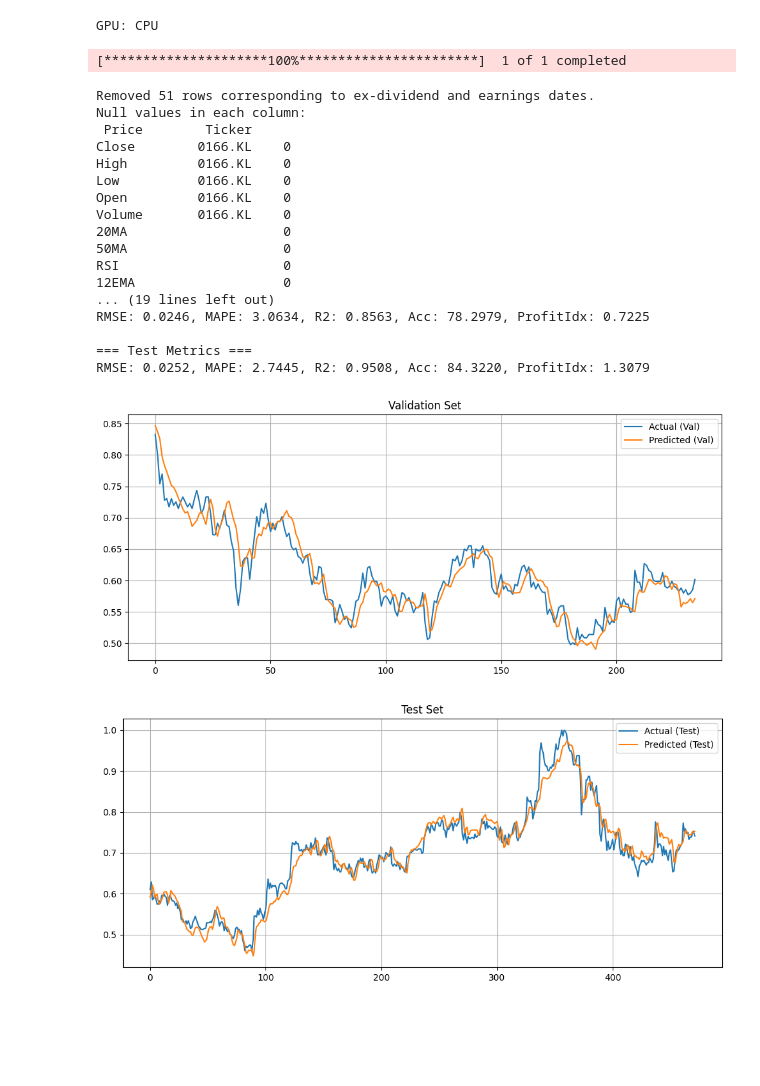
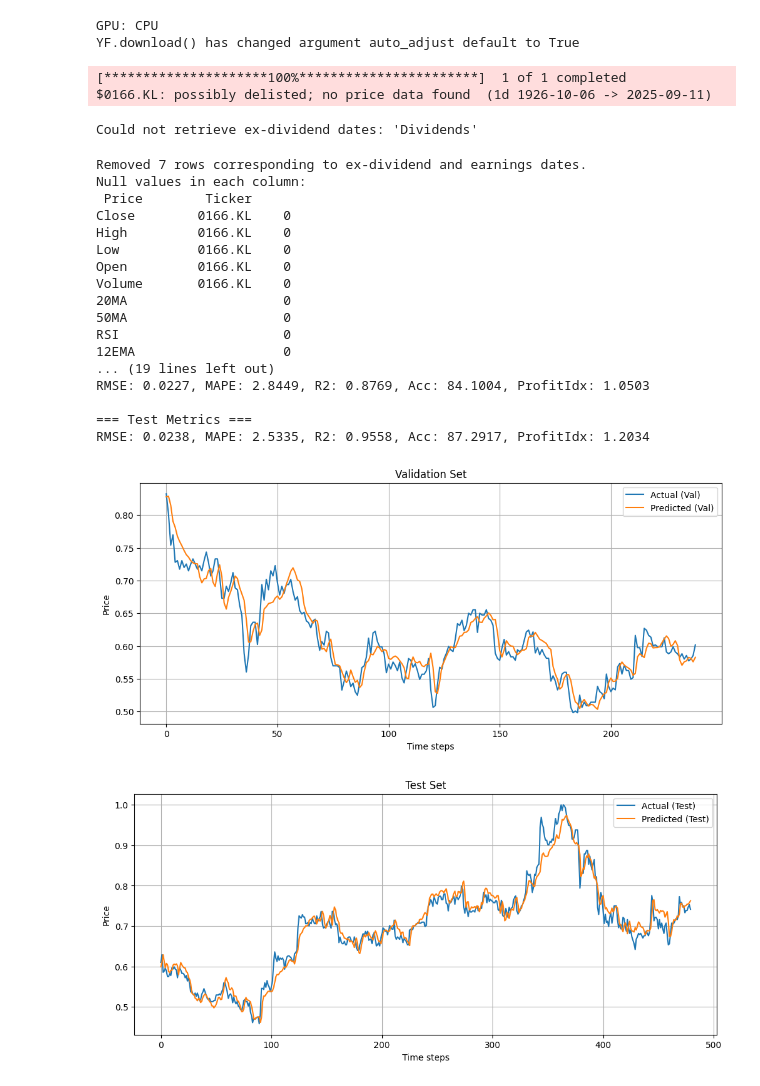
Before and after one commit to ScarletDawn03/FinalYearProject, a Jupyter notebook: TestSet/0166.KL_CNN.ipynb, the cells around one changed output. Saved outputs shown, nothing was run; the diff lists cells and outputs as text; code cells hidden in the pictures; blank space fills up the shorter version.

```diff
--- a/TestSet/0166.KL_CNN.ipynb
+++ b/TestSet/0166.KL_CNN.ipynb
@@ -149,12 +149,16 @@ def train_and_evaluate_model(model, train_loader, val_data, test_data, optimizer
     plt.plot(y_val_unscaled, label='Actual (Val)')
     plt.plot(val_preds_unscaled, label='Predicted (Val)')
     plt.title("Validation Set")
+    plt.xlabel("Time steps")
+    plt.ylabel("Price")
     plt.legend(); plt.grid(True); plt.show()
 
     plt.figure(figsize=(12,5))
     plt.plot(y_test_unscaled, label='Actual (Test)')
     plt.plot(test_preds_unscaled, label='Predicted (Test)')
     plt.title("Test Set")
+    plt.xlabel("Time steps")
+    plt.ylabel("Price")
     plt.legend(); plt.grid(True); plt.show()
 
     return train_metrics, val_metrics, test_metrics
@@ -192,49 +196,52 @@ if __name__ == '__main__':
     )
 
     model = CNNModel(
         input_shape=(X_train.shape[2], X_train.shape[1]),
         filters=128,
         kernel_size=3,
         pooling_size=3,
         dropout_rate=0.4,
         activation="leaky_relu"
     ).to(device)
 
     optimizer = optim.Adam(model.parameters(), lr=0.001)
     criterion = nn.MSELoss()
 
     print(f"\nRunning for indicators: {fixed_indicators}, Window: {window_size}, Forecast: {forecast_window}")
     train_and_evaluate_model(
         model,
         train_loader,
         (X_val, y_val_scaled),
         (X_test, y_test_scaled),
         optimizer,
         criterion,
         scaler_y,
         forecast_window,
         epochs=150,
         patience=0.2
     )
 # %% [output]
 GPU: CPU
+YF.download() has changed argument auto_adjust default to True
 [*********************100%***********************]  1 of 1 completed
+$0166.KL: possibly delisted; no price data found  (1d 1926-10-06 -> 2025-09-11)
-Removed 51 rows corresponding to ex-dividend and earnings dates.
-Null values in each column:
- Price        Ticker
-Close        0166.KL    0
-High         0166.KL    0
-Low          0166.KL    0
-Open         0166.KL    0
-Volume       0166.KL    0
-20MA                    0
-50MA                    0
-RSI                     0
-12EMA                   0
-... (19 lines left out)
-RMSE: 0.0246, MAPE: 3.0634, R2: 0.8563, Acc: 78.2979, ProfitIdx: 0.7225
-
-=== Test Metrics ===
-RMSE: 0.0252, MAPE: 2.7445, R2: 0.9508, Acc: 84.3220, ProfitIdx: 1.3079
+Could not retrieve ex-dividend dates: 'Dividends'
+Removed 7 rows corresponding to ex-dividend and earnings dates.
+Null values in each column:
+ Price        Ticker
+Close        0166.KL    0
+High         0166.KL    0
+Low          0166.KL    0
+Open         0166.KL    0
+Volume       0166.KL    0
+20MA                    0
+50MA                    0
+RSI                     0
+12EMA                   0
+... (19 lines left out)
+RMSE: 0.0227, MAPE: 2.8449, R2: 0.8769, Acc: 84.1004, ProfitIdx: 1.0503
+
+=== Test Metrics ===
+RMSE: 0.0238, MAPE: 2.5335, R2: 0.9558, Acc: 87.2917, ProfitIdx: 1.2034
-[figure, old version]
+[figure, new version]
-[figure, old version]
+[figure, new version]
```
Also changed, not shown: 5 other files.
